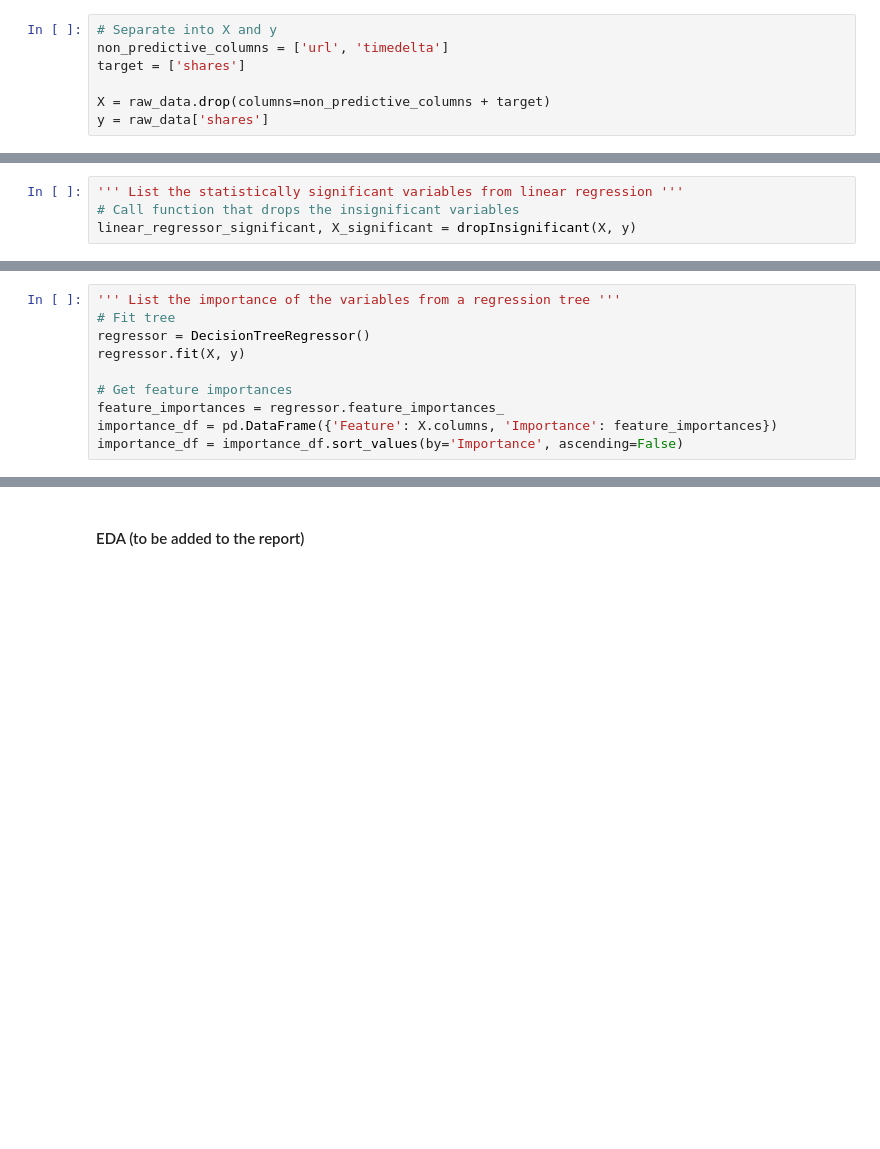
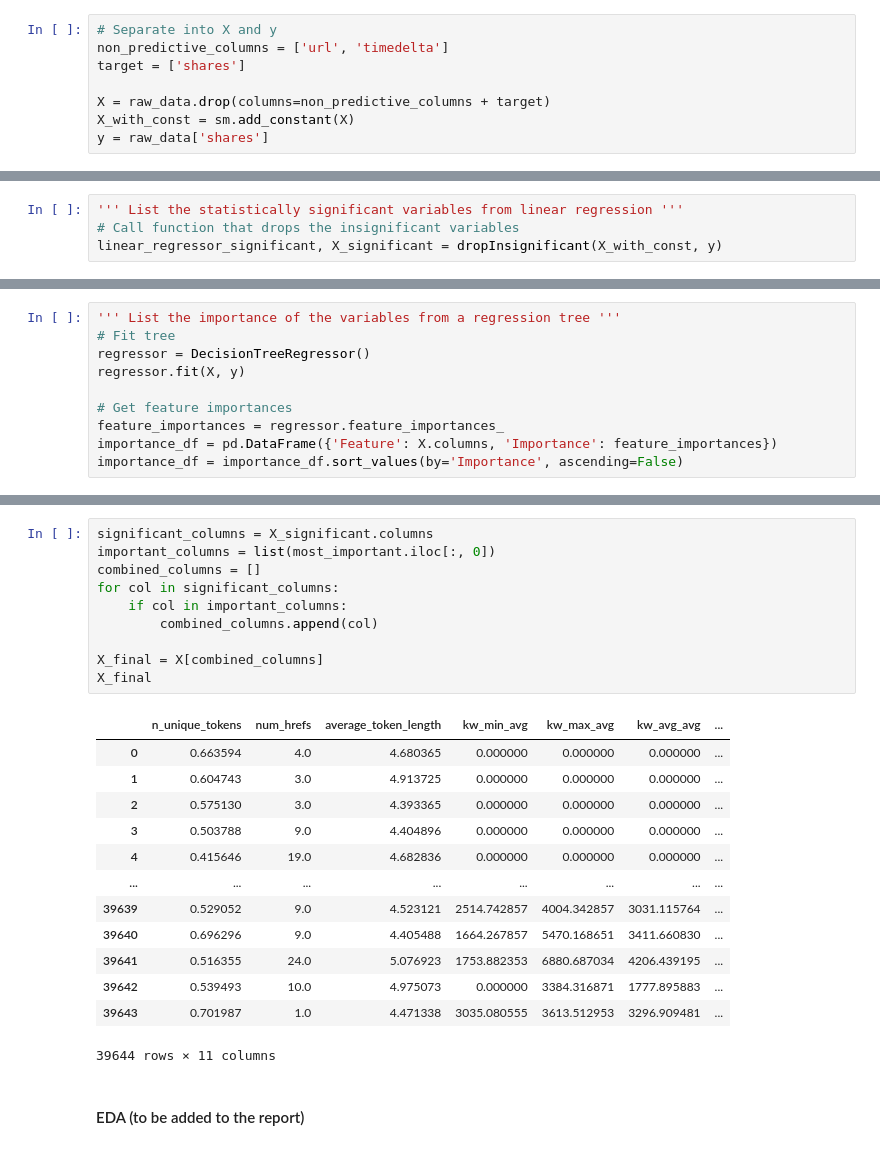
Before and after one commit to stat220/final-lab-group-18, a Jupyter notebook: Ayden's Stuff.ipynb, the cells around one changed output, grey strips where cells are left out. Drawn from its saved outputs; the diff is of its cells as text; blank space fills up the shorter version.

Commit message:
Linear Regression

```diff
--- a/Ayden's Stuff.ipynb
+++ b/Ayden's Stuff.ipynb
@@ -47,6 +47,7 @@ non_predictive_columns = ['url', 'timedelta']
 target = ['shares']
 
 X = raw_data.drop(columns=non_predictive_columns + target)
+X_with_const = sm.add_constant(X)
 y = raw_data['shares']
 # %%
 ''' Plot target variable '''
@@ -72,7 +73,7 @@ plt.show()
 # %%
 ''' List the statistically significant variables from linear regression '''
 # Call function that drops the insignificant variables
-linear_regressor_significant, X_significant = dropInsignificant(X, y)
+linear_regressor_significant, X_significant = dropInsignificant(X_with_const, y)
 # %%
 X_significant.columns
 # %% [output]
@@ -125,3 +133,27 @@ plt.show()
+# %%
+significant_columns = X_significant.columns
+important_columns = list(most_important.iloc[:, 0])
+combined_columns = []
+for col in significant_columns:
+    if col in important_columns:
+        combined_columns.append(col)
+
+X_final = X[combined_columns]
+X_final
+# %% [output]
+|  | n_unique_tokens | num_hrefs | average_token_length | kw_min_avg | kw_max_avg | kw_avg_avg | ... |
+| 0 | 0.663594 | 4.0 | 4.680365 | 0.000000 | 0.000000 | 0.000000 | ... |
+| 1 | 0.604743 | 3.0 | 4.913725 | 0.000000 | 0.000000 | 0.000000 | ... |
+| 2 | 0.575130 | 3.0 | 4.393365 | 0.000000 | 0.000000 | 0.000000 | ... |
+| 3 | 0.503788 | 9.0 | 4.404896 | 0.000000 | 0.000000 | 0.000000 | ... |
+| 4 | 0.415646 | 19.0 | 4.682836 | 0.000000 | 0.000000 | 0.000000 | ... |
+| ... | ... | ... | ... | ... | ... | ... | ... |
+| 39639 | 0.529052 | 9.0 | 4.523121 | 2514.742857 | 4004.342857 | 3031.115764 | ... |
+| 39640 | 0.696296 | 9.0 | 4.405488 | 1664.267857 | 5470.168651 | 3411.660830 | ... |
+| 39641 | 0.516355 | 24.0 | 5.076923 | 1753.882353 | 6880.687034 | 4206.439195 | ... |
+| 39642 | 0.539493 | 10.0 | 4.975073 | 0.000000 | 3384.316871 | 1777.895883 | ... |
+| 39643 | 0.701987 | 1.0 | 4.471338 | 3035.080555 | 3613.512953 | 3296.909481 | ... |
+39644 rows × 11 columns
 # %% [markdown]
 #### EDA (to be added to the report)
 # %%
```
Also changed, not shown: parts of 13 cells of this notebook.
